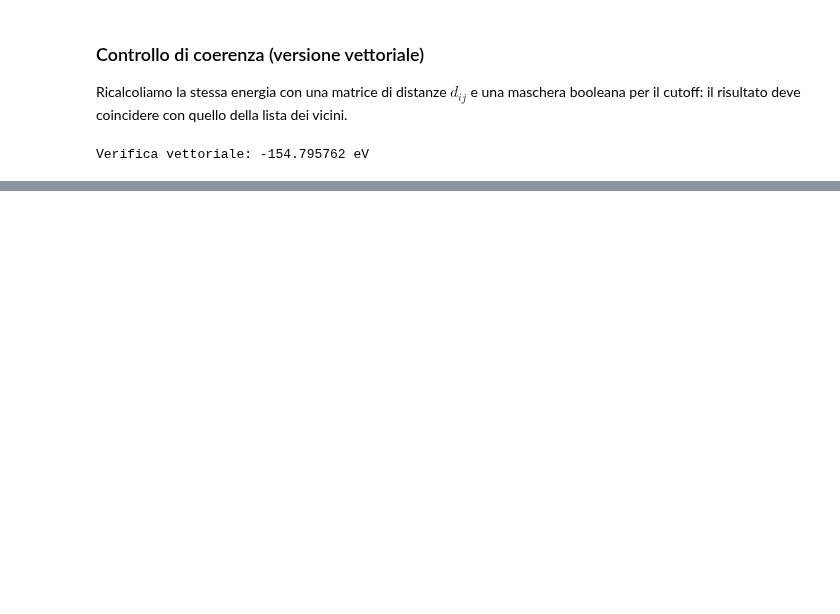
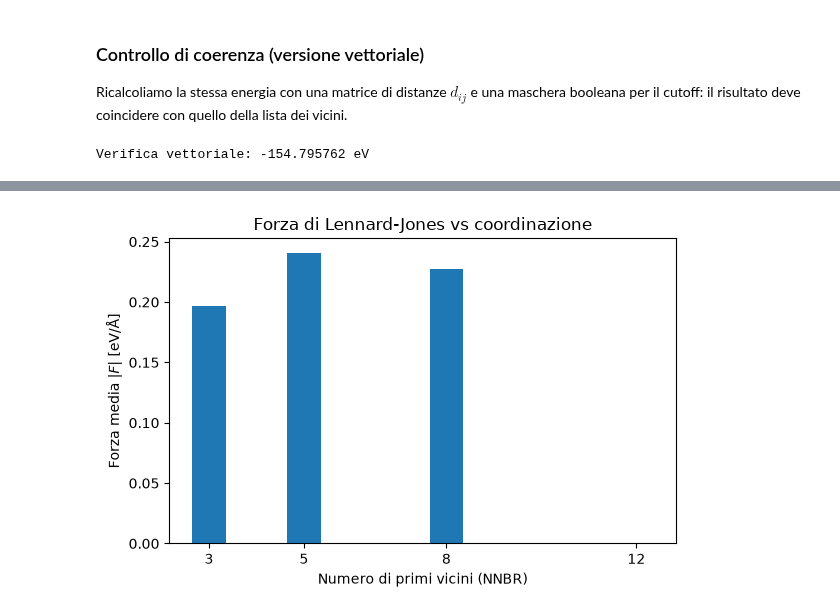
Before and after one commit to francescobellina/computational-course, a Jupyter notebook: notebooks/04_handson_Ag_cutoff/coordinazione_e_lennard_jones.ipynb, the cells around one changed output, grey strips where cells are left out. Saved outputs shown, nothing was run; the diff lists cells and outputs as text; code cells hidden in the pictures; blank space fills up the shorter version.

```diff
--- a/notebooks/04_handson_Ag_cutoff/coordinazione_e_lennard_jones.ipynb
+++ b/notebooks/04_handson_Ag_cutoff/coordinazione_e_lennard_jones.ipynb
@@ -399,0 +404,10 @@ Verifica vettoriale: -154.795762 eV
+# %%
+from computational_course.lennard_jones import lennard_jones_forces
+
+forces = lennard_jones_forces(coords, SIGMA, EPSILON, nnbrs_ref, whichnbr_ref)
+fmag = np.linalg.norm(forces, axis=1)  # |F_i| per ogni atomo
+
+print(
+    f"Forza netta totale (deve ~0, NON SIAMO ANCORA IN DINAMICA) : {np.abs(forces.sum(axis=0)).max():.2e} eV/Å"
+)
+print(f"Forza massima su un atomo    : {fmag.max():.4f} eV/Å")
@@ -399,0 +542,16 @@ Verifica vettoriale: -154.795762 eV
+# %%
+import matplotlib.pyplot as plt
+
+fig, ax = plt.subplots(figsize=(6, 4))
+ax.bar(table_force.index, table_force["|F| netto [eV/Å]"], width=0.7, color="#1f77b4")
+ax.set_xlabel("Numero di primi vicini (NNBR)")
+ax.set_ylabel("Forza media $|F|$ [eV/Å]")
+ax.set_title("Forza di Lennard-Jones vs coordinazione")
+ax.set_xticks(table_force.index)
+fig.tight_layout()
+
+fig_path = PROJECT_ROOT / "figures" / "forza_vs_coordinazione.png"
+fig.savefig(fig_path, dpi=150)
+plt.show()
+# %% [output]
+[figure, added]
```
Also changed, not shown: parts of 12 cells of this notebook, 10 other files.
